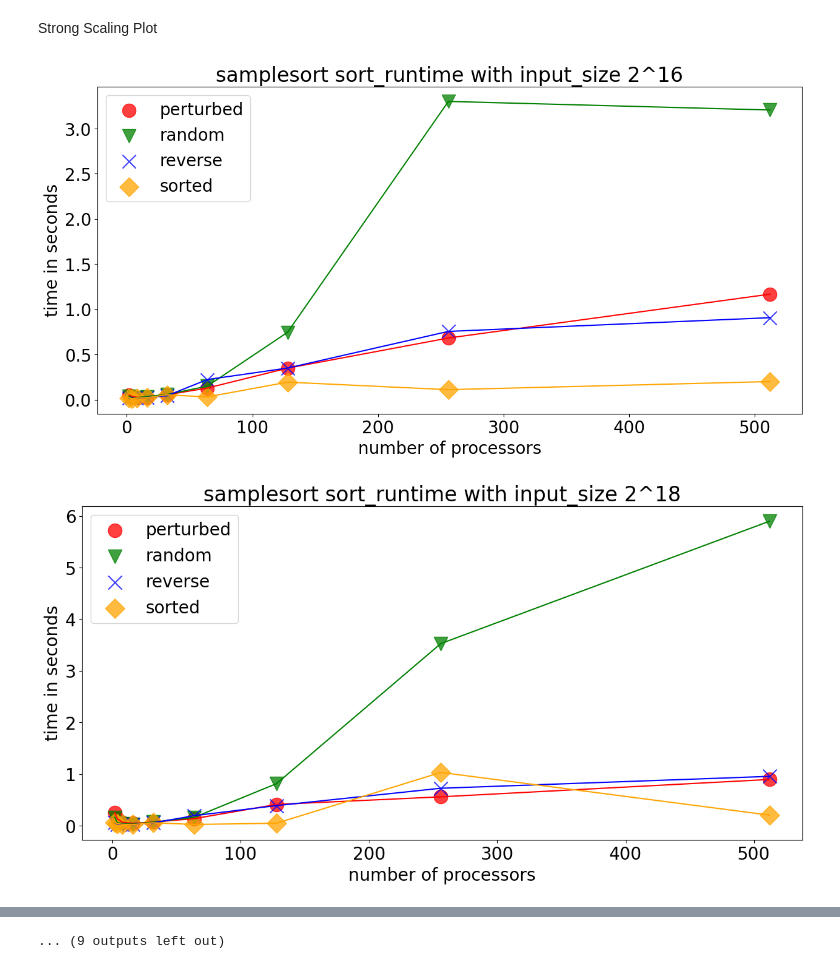
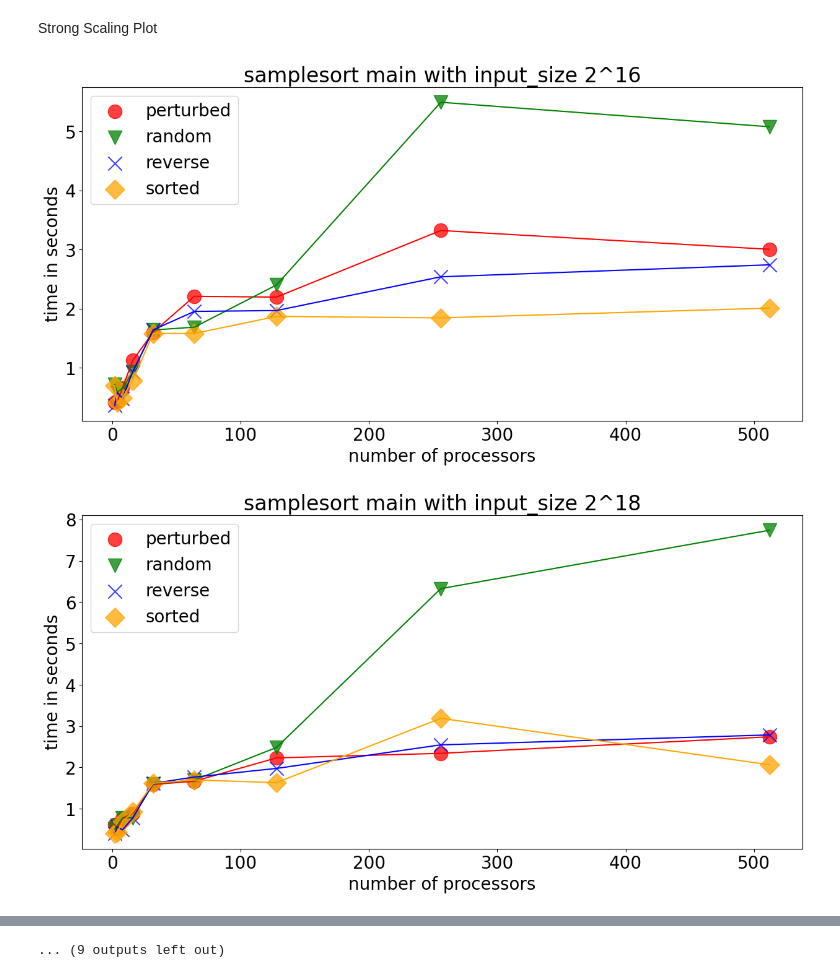
Before and after one commit to daaangdennis/CSCE435_Project_2024, a Jupyter notebook: Jupyter_Files/samplesort_analysis.ipynb, the cells around one changed output, grey strips where cells are left out. Drawn from its saved outputs; the diff is of its cells as text; code cells hidden in the pictures.

Commit message:
Removed samplesort runtime plots and added samplesort main plots.

```diff
--- a/Jupyter_Files/samplesort_analysis.ipynb
+++ b/Jupyter_Files/samplesort_analysis.ipynb
@@ -94,15 +96,15 @@ def plot_mpl(data_frame, colors, markers, title, xlabel, ylabel, output_file_pat
 # %%
 for node in tk.graph.traverse():
     node_name = node.frame["name"]
-    if (node_name in ["sort_runtime", "comm", "comp"]):
+    if (node_name in ["main", "comm", "comp"]):
         input_size_frame = tk.dataframe.loc[node, "Avg time/rank"].unstack("input_size")
         for input_size in input_size_frame.keys():
             data_frame = input_size_frame[input_size].unstack(level="num_procs")
             plot_mpl(data_frame,
                 ["red", "green", "blue", "orange"], ['o', 'v', 'x', 'D'],
                 "samplesort {} with input_size 2^{}".format(node_name, int(math.log2(input_size))), "number of processors", "time in seconds",
                 "../Plots/Samplesort_Plots/samplesort_{}_strong_{}.png".format(node_name, int(math.log2(input_size)))
             )
 # %% [output]
-[figure, old version]
+[figure, new version]
-[figure, old version]
+[figure, new version]
```
Also changed, not shown: parts of 2 cells of this notebook, 15 other files.
